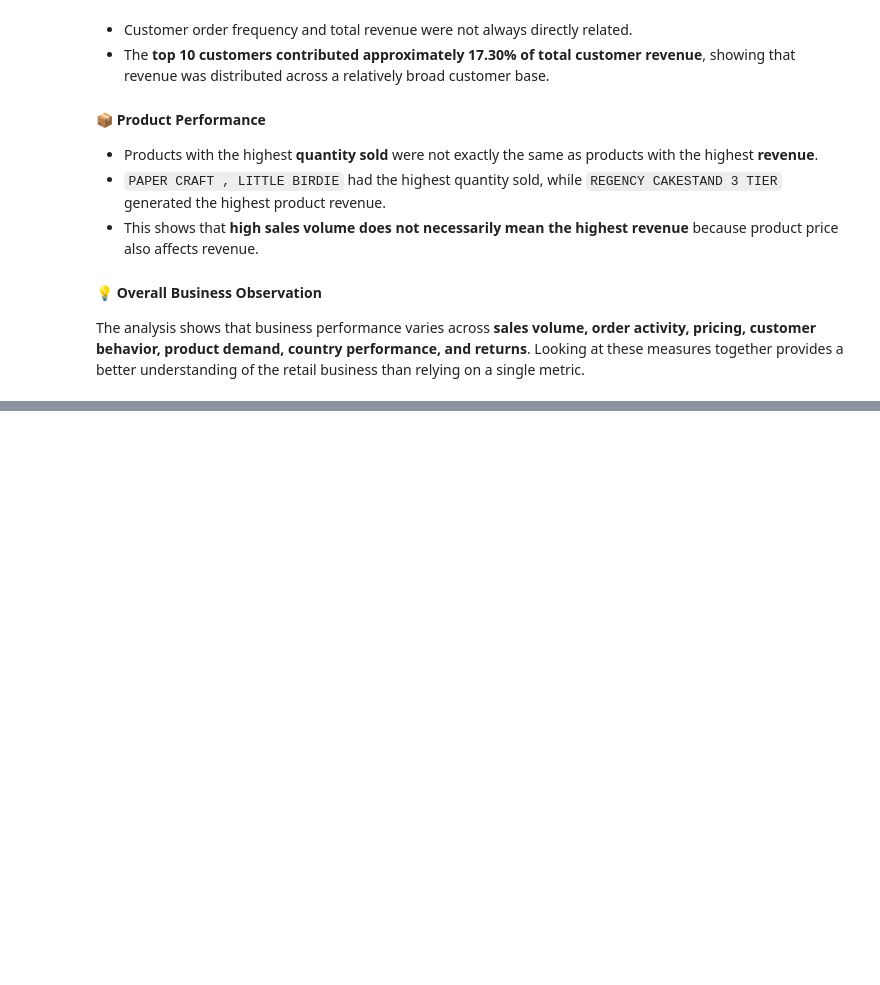
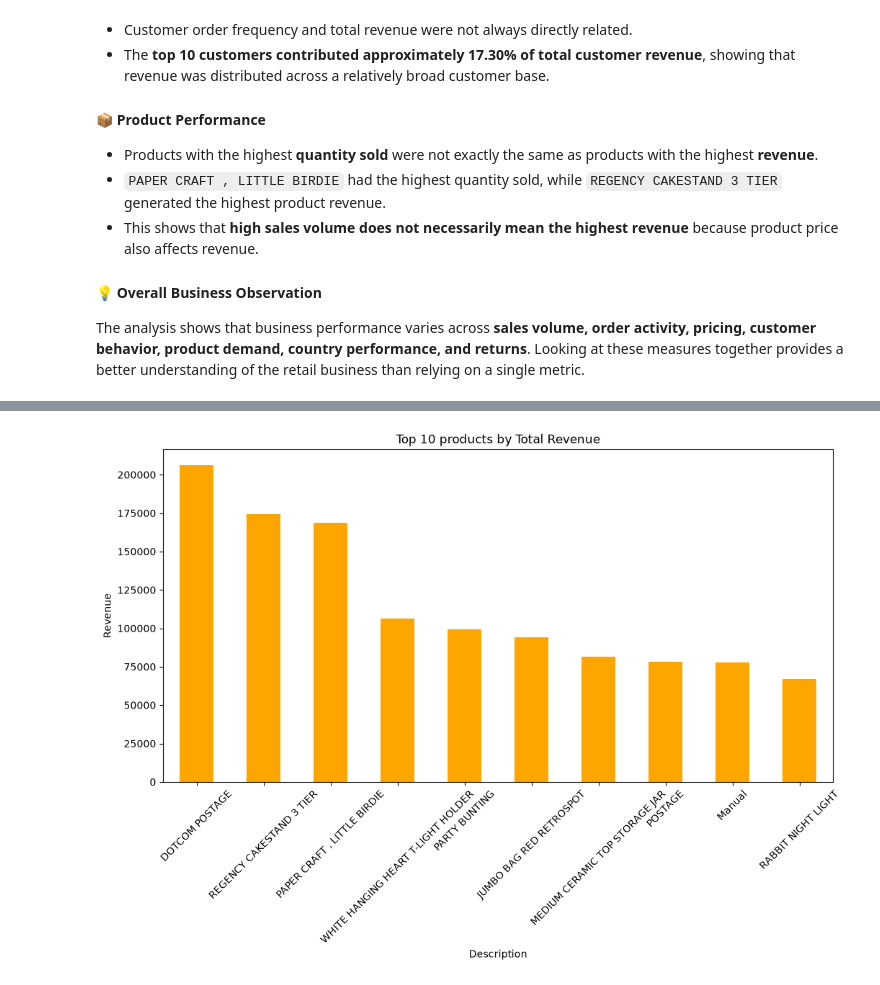
Before and after one commit to vikasa-y/Online-Retail-Sales-Analysis, a Jupyter notebook: Notebooks/Online_Retail_Eda.ipynb, the cells around one changed output, grey strips where cells are left out. Saved outputs shown, nothing was run; the diff lists cells and outputs as text; code cells hidden in the pictures; blank space fills up the shorter version.

```diff
--- a/Notebooks/Online_Retail_Eda.ipynb
+++ b/Notebooks/Online_Retail_Eda.ipynb
@@ -1389,0 +1433,12 @@ The analysis shows that business performance varies across **sales volume, order
+# %%
+var = sales_df.groupby("Description")["Revenue"].sum().sort_values(ascending=False).head(10)
+plt.figure(figsize=(12,6))
+var.plot(kind="bar" , color='orange')
+plt.title("Top 10 products by Total Revenue")
+plt.xlabel("Description")
+plt.ylabel("Revenue")
+plt.xticks(rotation=45)
+plt.savefig("C:/Users/vikasa s y/Downloads/Online-Retail-Sales-Analysis/images/Top 10 products-by-revenue.png" , dpi=300 , bbox_inches="tight")
+plt.show()
+# %% [output]
+[figure, added]
```
Also changed, not shown: parts of 11 cells of this notebook.
